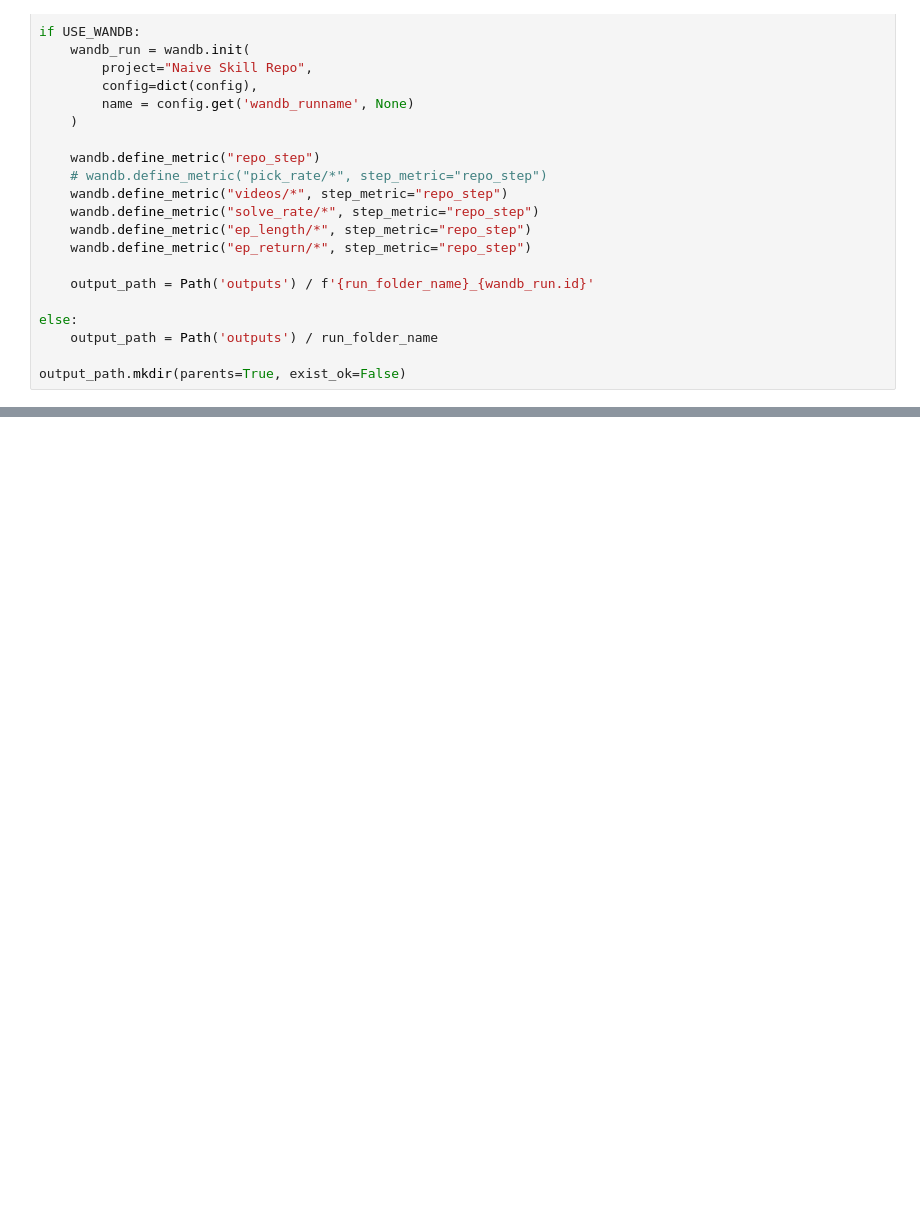
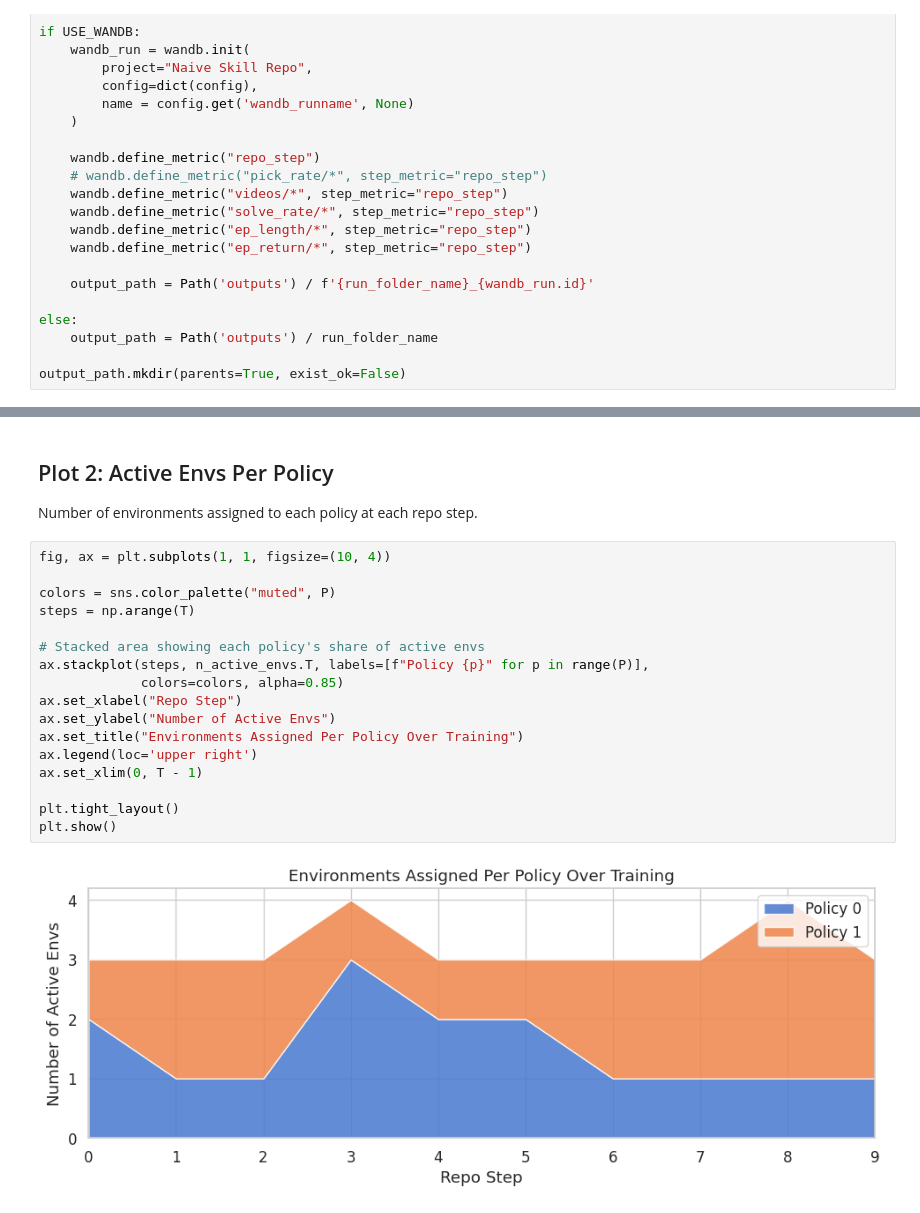
Before and after one commit to SobhanNili/Policy-Repository-Semester-Project, a Jupyter notebook: apa/repo_playground.ipynb, the cells around one changed output, grey strips where cells are left out. Saved outputs shown, nothing was run; the diff lists cells and outputs as text; blank space fills up the shorter version.

```diff
--- a/apa/repo_playground.ipynb
+++ b/apa/repo_playground.ipynb
@@ -182,0 +245,23 @@ eval_repo_eval_matrics
+# %% [markdown]
+## Plot 2: Active Envs Per Policy
+
+Number of environments assigned to each policy at each repo step.
+# %%
+fig, ax = plt.subplots(1, 1, figsize=(10, 4))
+
+colors = sns.color_palette("muted", P)
+steps = np.arange(T)
+
+# Stacked area showing each policy's share of active envs
+ax.stackplot(steps, n_active_envs.T, labels=[f"Policy {p}" for p in range(P)],
+             colors=colors, alpha=0.85)
+ax.set_xlabel("Repo Step")
+ax.set_ylabel("Number of Active Envs")
+ax.set_title("Environments Assigned Per Policy Over Training")
+ax.legend(loc='upper right')
+ax.set_xlim(0, T - 1)
+
+plt.tight_layout()
+plt.show()
+# %% [output]
+[figure, added]
```
Also changed, not shown: parts of 30 cells of this notebook.
